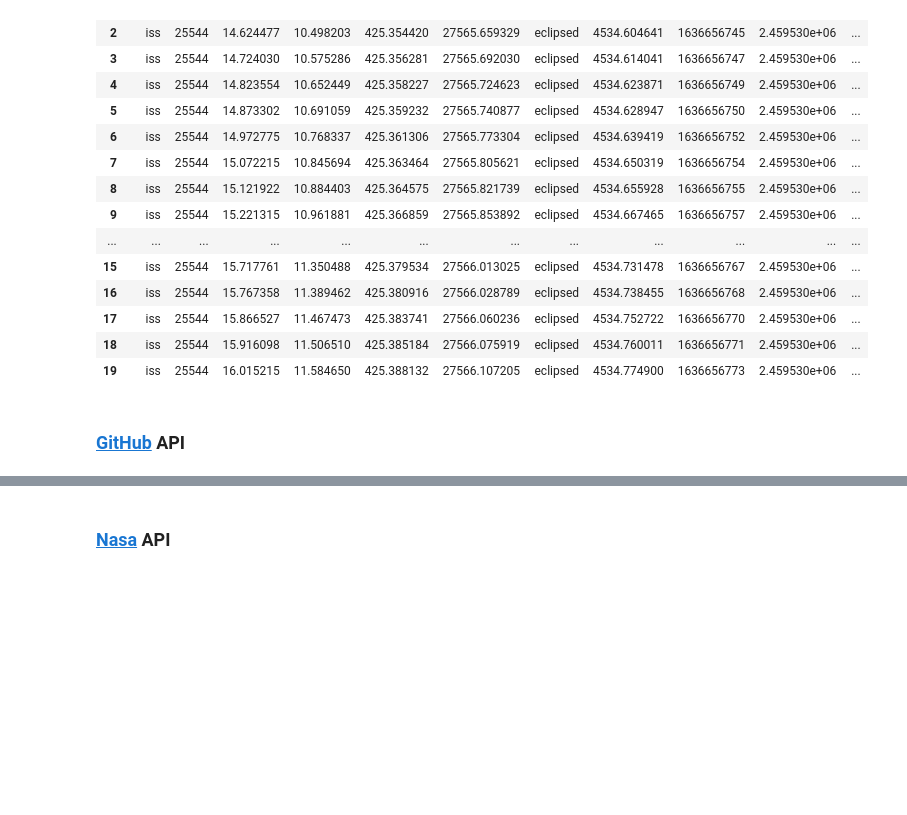
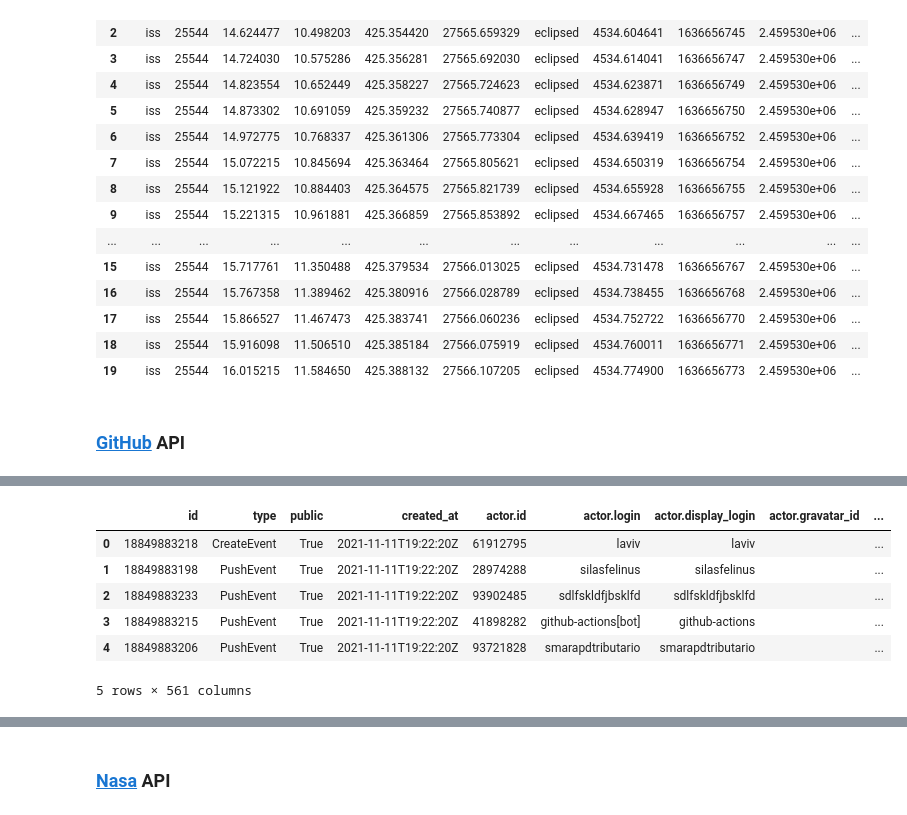
Before and after one commit to YonatanRA/ds_tb_part_21_09, a Jupyter notebook: 02-Data_Analysis/5.2 - Peticiones a la web, APIs.ipynb, the cells around one changed output, grey strips where cells are left out. Saved outputs shown, nothing was run; the diff lists cells and outputs as text; code cells hidden in the pictures; blank space fills up the shorter version.

```diff
--- a/02-Data_Analysis/5.2 - Peticiones a la web, APIs.ipynb
+++ b/02-Data_Analysis/5.2 - Peticiones a la web, APIs.ipynb
@@ -192,3 +192,11 @@ pd.DataFrame(posiciones)
 | 19 | iss | 25544 | 16.015215 | 11.584650 | 425.388132 | 27566.107205 | eclipsed | 4534.774900 | 1636656773 | 2.459530e+06 | ... |
 # %% [markdown]
 ### [GitHub](https://docs.github.com/en/rest) API
+# %%
+URL='https://api.github.com/'
+# %%
+eventos='events'
+# %%
+res_git=req.get(URL+eventos)
+
+res_git
@@ -195,3 +228,13 @@ pd.DataFrame(posiciones)
+# %%
+pd.json_normalize(res_git.json()).head()
+# %% [output]
+|  | id | type | public | created_at | actor.id | actor.login | actor.display_login | actor.gravatar_id | ... |
+| 0 | 18849883218 | CreateEvent | True | 2021-11-11T19:22:20Z | 61912795 | laviv | laviv |  | ... |
+| 1 | 18849883198 | PushEvent | True | 2021-11-11T19:22:20Z | 28974288 | silasfelinus | silasfelinus |  | ... |
+| 2 | 18849883233 | PushEvent | True | 2021-11-11T19:22:20Z | 93902485 | sdlfskldfjbsklfd | sdlfskldfjbsklfd |  | ... |
+| 3 | 18849883215 | PushEvent | True | 2021-11-11T19:22:20Z | 41898282 | github-actions[bot] | github-actions |  | ... |
+| 4 | 18849883206 | PushEvent | True | 2021-11-11T19:22:20Z | 93721828 | smarapdtributario | smarapdtributario |  | ... |
+5 rows × 561 columns
 # %% [markdown]
 ### [Kaggle](https://www.kaggle.com/docs/api) API
 
```
Also changed, not shown: parts of 24 cells of this notebook.
